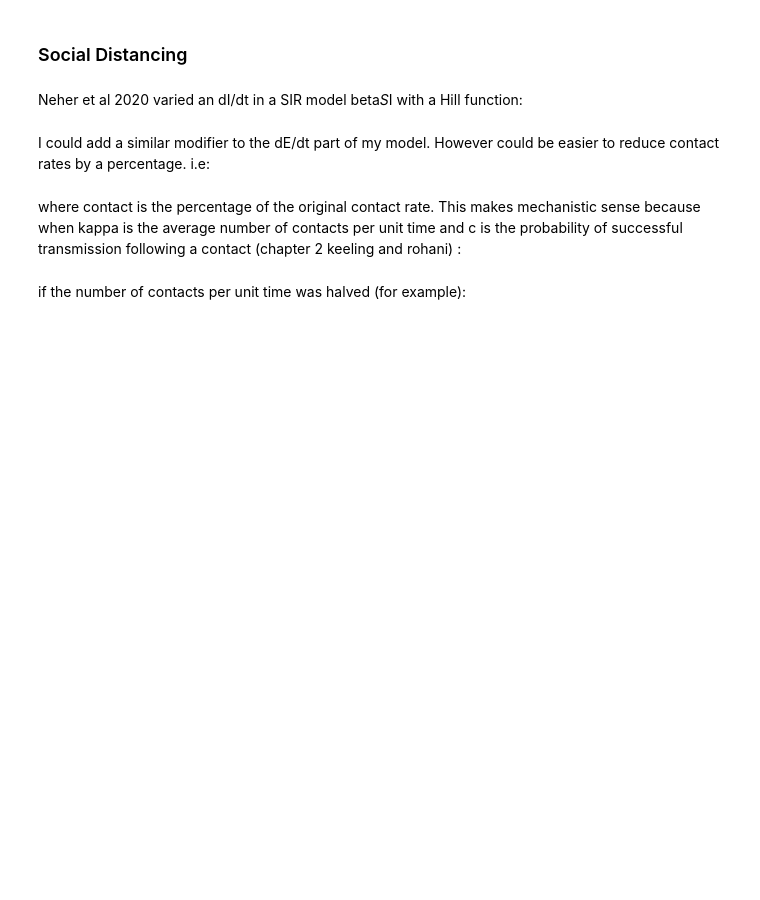
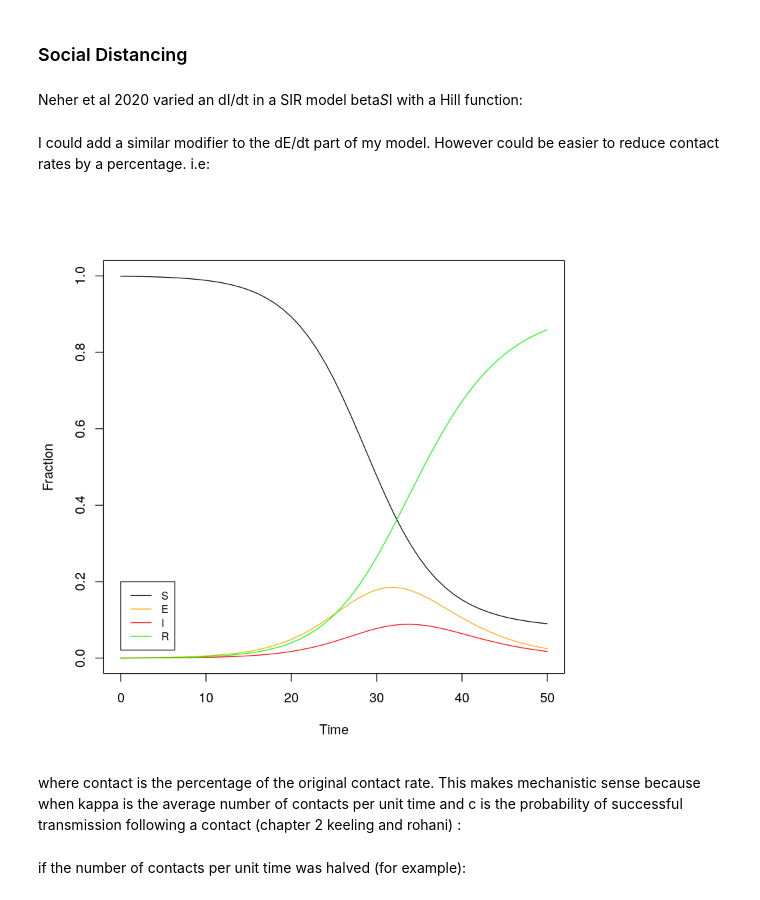
Before and after one commit to rbak54/Project, a Jupyter notebook: Code/Modelling.ipynb, the cells around one changed output. Drawn from its saved outputs; the diff is of its cells as text; code cells hidden in the pictures; blank space fills up the shorter version.

```diff
--- a/Code/Modelling.ipynb
+++ b/Code/Modelling.ipynb
@@ -36,6 +76,32 @@ H=expression(c*(I^3/(k^3+I^3)))
 I could add a similar modifier to the dE/dt part of my model. However could be easier to reduce contact rates by a percentage. i.e:
 # %%
 dE=expression(contact*beta*S*I-(sigma+mu)*E)
+# %%
+time = seq(0, 50,by = 1/10)
+#parameters from bjornstad book and guesses- just to test functions work!
+parmscontact = c(mu = 0, sigma=0.25 ,alpha=0.005, beta = 2, lamda = 1/2,contact=0.7)
+start = c(S = 0.999, E=0.001,I = 0.00, R = 0)
+modelcontact<-function(time,values,parms){
+    S<-values[1]
+    E<-values[2]
+    I<-values[3]
+    R<-values[4]
+    beta<-parms["beta"]
+    mu<-parms["mu"]
+    sigma<-parms["sigma"]
+    alpha<-parms["alpha"]
+    lamda<-parms["lamda"]
+    contact<-parms["contact"]
+    dS=mu-(contact*beta*I+mu)*S
+    dE=contact*beta*S*I-(sigma+mu)*E
+    dI=sigma*E-(alpha+mu+lamda)*I
+    dR=lamda*I-mu*R
+    list(c(dS,dE,dI,dR))
+}
+# %%
+plottime(time=time,parms=parmscontact,start=start,model=modelcontact)
+# %% [output]
+[figure, added]
 # %% [markdown]
 where contact is the percentage of the original contact rate.
 This makes mechanistic sense because when kappa is the average number of contacts per unit time and c is the probability of successful transmission following a contact (chapter 2 keeling and rohani) :
```
Also changed, not shown: parts of 17 cells of this notebook.
